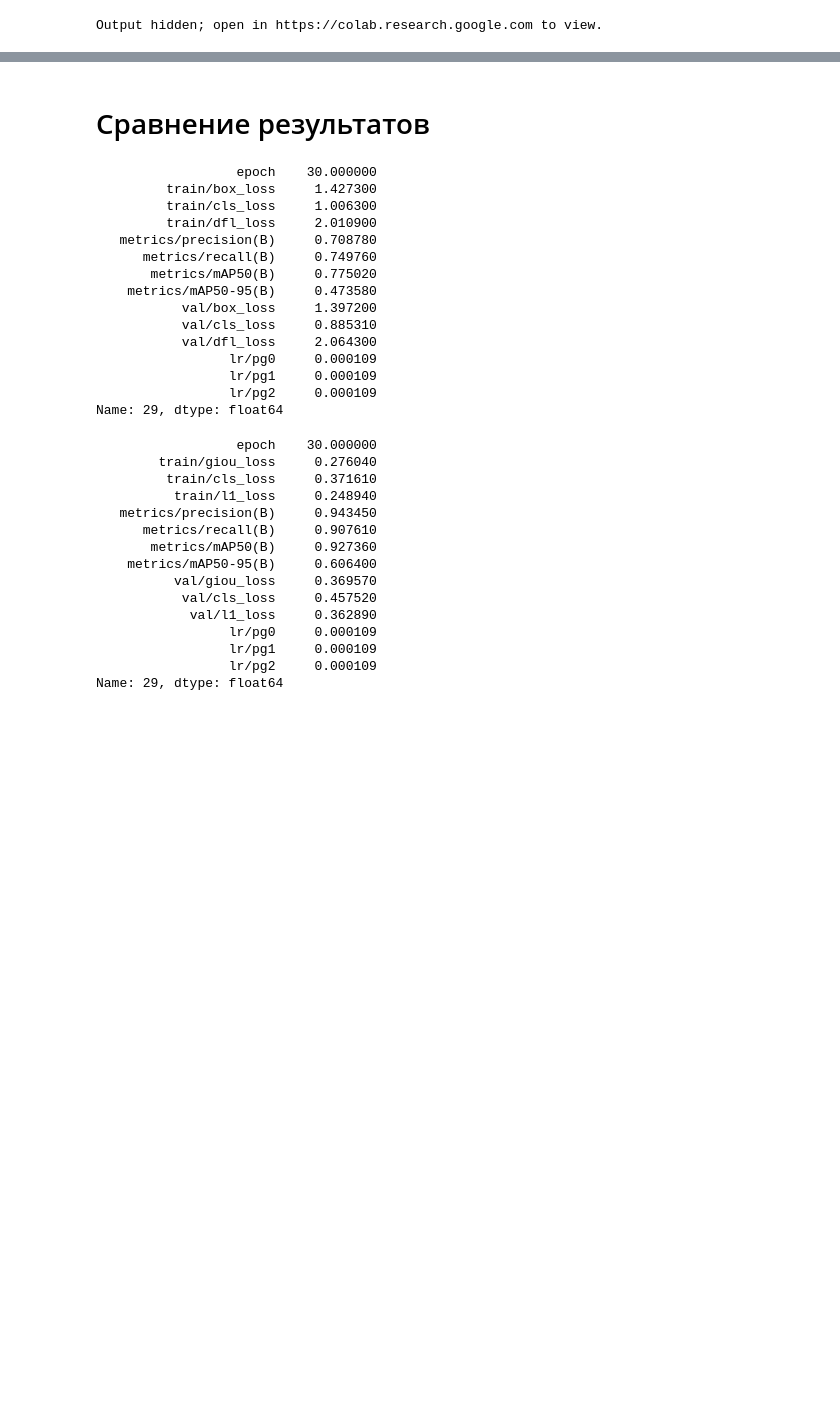
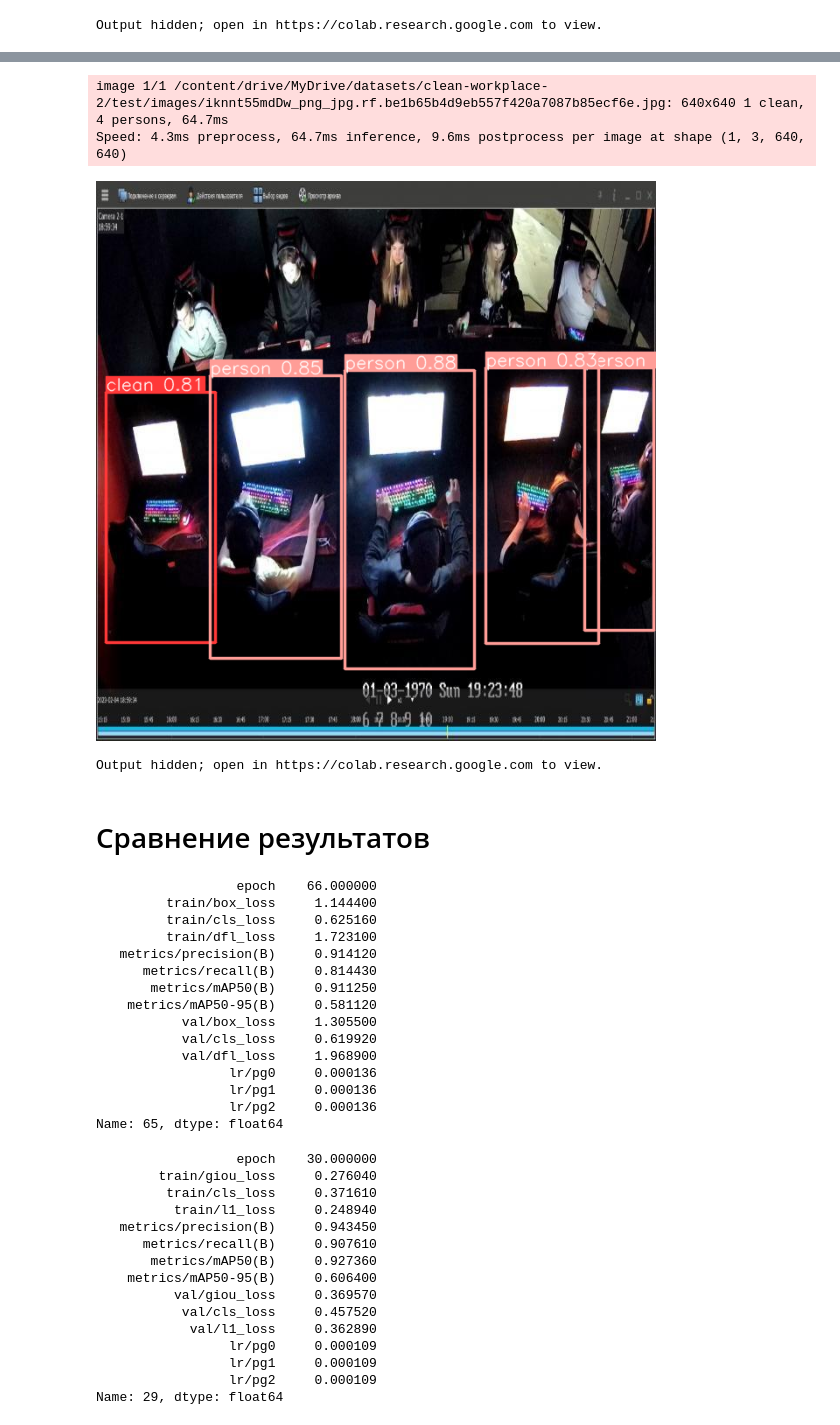
Before and after one commit to datanalist/watchdogs, a Jupyter notebook: notebooks/Clean_workplace.ipynb, the cells around one changed output, grey strips where cells are left out. Drawn from its saved outputs; the diff is of its cells as text; code cells hidden in the pictures; blank space fills up the shorter version.

```diff
--- a/notebooks/Clean_workplace.ipynb
+++ b/notebooks/Clean_workplace.ipynb
@@ -148,3 +159,7 @@ for r in inference_results:
 show_test_results()
 # %% [output]
 Output hidden; open in https://colab.research.google.com to view.
+# %%
+model = YOLO("/content/drive/MyDrive/runs/detect/train3/weights/last.pt")
+# %%
+results = model.train(data='datasets/clean-workplace-2/data.yaml', epochs=70, imgsz=640)
@@ -151,3 +195,16 @@ Output hidden; open in https://colab.research.google.com to view.
+# %%
+inference_results = model('./datasets/clean-workplace-2/test/images/iknnt55mdDw_png_jpg.rf.be1b65b4d9eb557f420a7087b85ecf6e.jpg')
+for r in inference_results:
+    im_array = r.plot()
+    cv2_imshow(im_array)
+# %% [output]
+image 1/1 /content/drive/MyDrive/datasets/clean-workplace-2/test/images/iknnt55mdDw_png_jpg.rf.be1b65b4d9eb557f420a7087b85ecf6e.jpg: 640x640 1 clean, 4 persons, 64.7ms
+Speed: 4.3ms preprocess, 64.7ms inference, 9.6ms postprocess per image at shape (1, 3, 640, 640)
+[figure, added]
+# %%
+show_test_results()
+# %% [output]
+Output hidden; open in https://colab.research.google.com to view.
 # %% [markdown]
 # Сравнение результатов
 # %%
@@ -160,21 +217,21 @@ yolo_results = pd.read_csv('runs/detect/train3/results.csv')
 # %%
-yolo_results.iloc[-1]
+yolo_results.iloc[-5]
 # %% [output]
-                  epoch    30.000000
-         train/box_loss     1.427300
-         train/cls_loss     1.006300
-         train/dfl_loss     2.010900
-   metrics/precision(B)     0.708780
-      metrics/recall(B)     0.749760
-       metrics/mAP50(B)     0.775020
-    metrics/mAP50-95(B)     0.473580
-           val/box_loss     1.397200
-           val/cls_loss     0.885310
-           val/dfl_loss     2.064300
-                 lr/pg0     0.000109
-                 lr/pg1     0.000109
-                 lr/pg2     0.000109
-Name: 29, dtype: float64
+                  epoch    66.000000
+         train/box_loss     1.144400
+         train/cls_loss     0.625160
+         train/dfl_loss     1.723100
+   metrics/precision(B)     0.914120
+      metrics/recall(B)     0.814430
+       metrics/mAP50(B)     0.911250
+    metrics/mAP50-95(B)     0.581120
+           val/box_loss     1.305500
+           val/cls_loss     0.619920
+           val/dfl_loss     1.968900
+                 lr/pg0     0.000136
+                 lr/pg1     0.000136
+                 lr/pg2     0.000136
+Name: 65, dtype: float64
 # %%
 rtdetr_results.iloc[-1]
 # %% [output]
```
Also changed, not shown: parts of 7 cells of this notebook, 1 other file.
